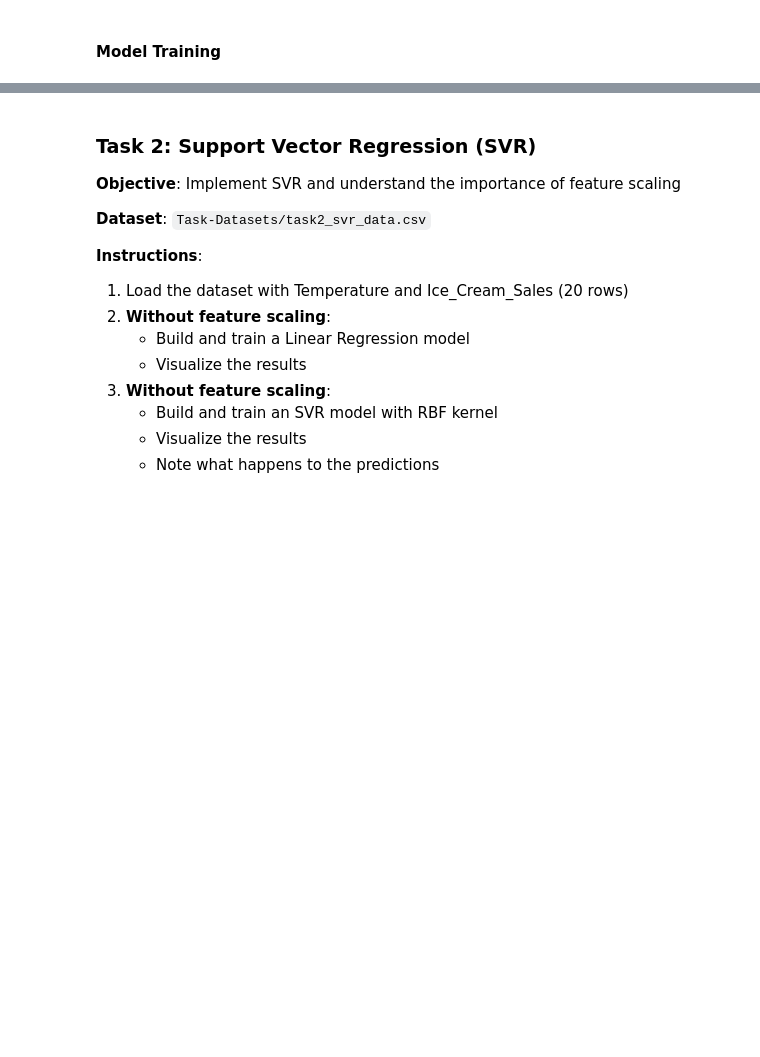
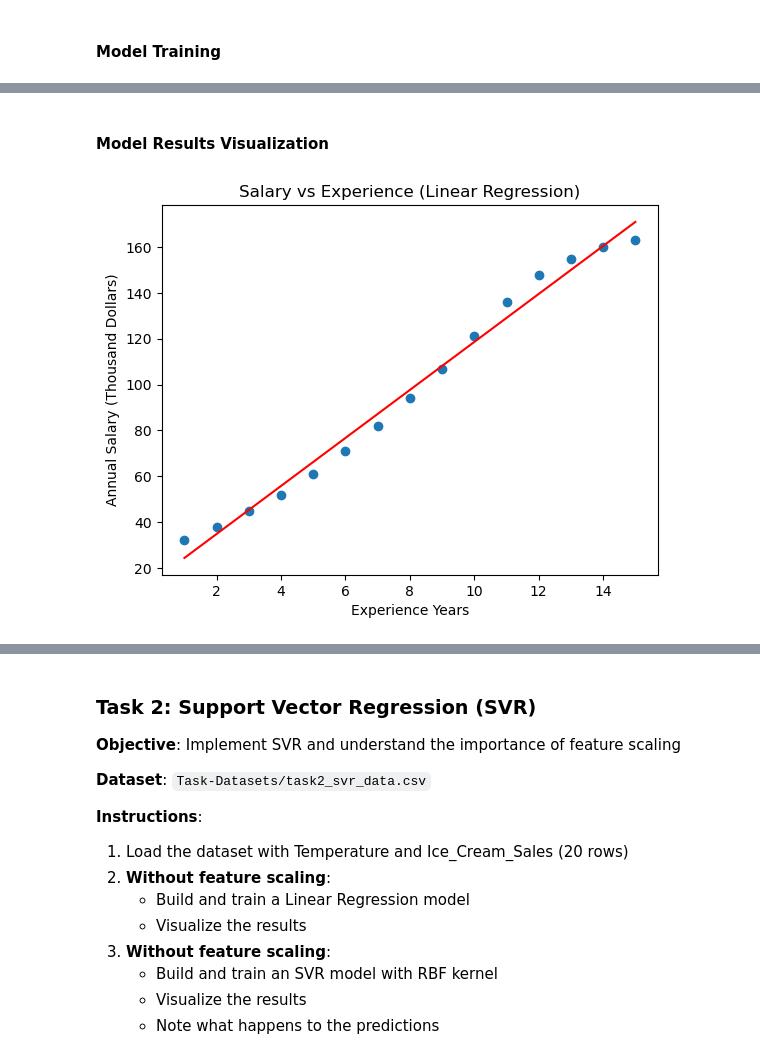
Before and after one commit to Ezerioha-ifeanyi/Week-15-Take-Home, a Jupyter notebook: Take Home.ipynb, the cells around one changed output, grey strips where cells are left out. Saved outputs shown, nothing was run; the diff lists cells and outputs as text; code cells hidden in the pictures; blank space fills up the shorter version.

```diff
--- a/Take Home.ipynb
+++ b/Take Home.ipynb
@@ -79,11 +79,5 @@ plt.show()
 # %% [markdown]
 #### Model Training
-# %%
-# Apply Feature scaling to the model
-
-from sklearn.preprocessing import StandardScaler
-sc_X = StandardScaler()
-X = sc_X.fit_transform(X.reshape(-1,1))
 # %%
 # Linear Regression
 
@@ -96,0 +138,13 @@ linearModel.fit()
+# %% [markdown]
+#### Model Results Visualization
+# %%
+# visualize the linear regression results
+
+plt.scatter(X,Y)
+plt.plot(X, linearModel.predict(X), color="red")
+plt.title("Salary vs Experience (Linear Regression)")
+plt.xlabel("Experience Years")
+plt.ylabel("Annual Salary (Thousand Dollars)")
+plt.show()
+# %% [output]
+[figure, added]
```
Also changed, not shown: parts of 10 cells of this notebook.
